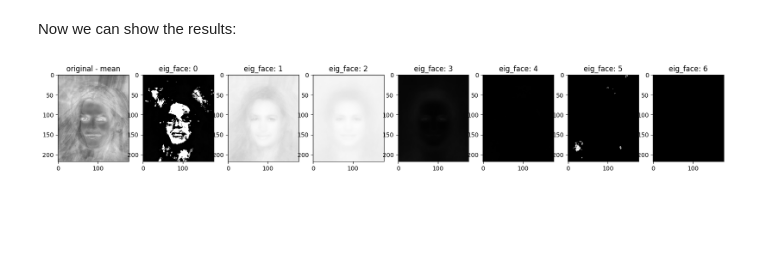
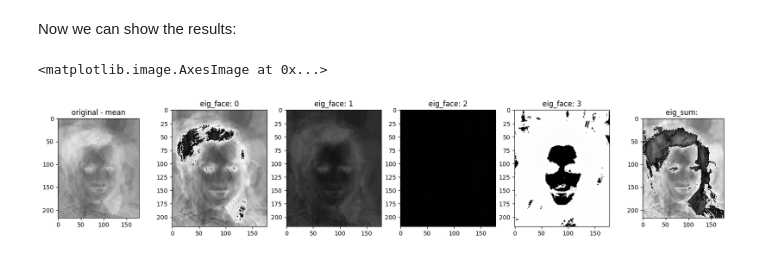
Before and after one commit to cmklen/cse625-parallel-programming, a Jupyter notebook: FinalProject/CelebFaces/EigenFacesFromPCA.ipynb, the cells around one changed output. Cells and saved outputs as stored; diff of their text form; code cells hidden in the pictures; blank space fills up the shorter version.

```diff
--- a/FinalProject/CelebFaces/EigenFacesFromPCA.ipynb
+++ b/FinalProject/CelebFaces/EigenFacesFromPCA.ipynb
@@ -66,7 +66,7 @@ cpu = torch.device("cpu")
 cuda = torch.device("cuda:0")
 
 torch.cuda.empty_cache()
-device = cpu #cpu
+device = cuda #cpu
 # %% [output]
 True
 # %%
@@ -74,7 +74,7 @@ True
 import torch
 import imageio.v3 as iio
 import numpy as np
-total_number_of_faces = 100
+total_number_of_faces = 5000
 
 dimx, dimy = int(218), int(178)
 
@@ -257,7 +267,7 @@ tensor([[-1.0574e-01+0.j, -4.4877e-01+0.j, -7.6759e-02+0.j,  ...,
 # %%
 %%time
 #number of k -largest to keep
-best_k_vectors = 7
+best_k_vectors = 5
 import numpy as np
 
 np_eigen_vals = np.array(eigen_val.cpu())
@@ -303,17 +313,22 @@ Wall time: 422 ms
 # %% [markdown]
 Now we can show the results:
 # %%
-cols = best_k_vectors+1
+cols = best_k_vectors+2
 fig, axes = plt.subplots(nrows=1, ncols=cols, figsize=(20, 20))
 plt.subplot(1, cols, 1)
+plt.imshow((mean_face_removed[0].cpu().type(torch.uint8)).reshape(218, 178, 3))
 plt.title("original - mean")
-plt.imshow((mean_face_removed[0].cpu().type(torch.uint8)).reshape(218, 178, 3))
 
-eig_face_sum = 0
+eig_face_sum = torch.zeros(dimx*dimy*3, dtype=torch.float32, device=device)
 for i in range(0, best_k_vectors):
     plt.subplot(1, best_k_vectors+1, i+2)
     plt.title("eig_face: " + str(i))
     plt.imshow((eigen_faces_celebA[0][i].cpu().type(torch.uint8)).reshape(218, 178, 3))
     eig_face_sum += eigen_faces_celebA[0][i]
+
+plt.subplot(1, cols, best_k_vectors+2)
+plt.title("eig_sum: ")
+plt.imshow((eig_face_sum.cpu().type(torch.uint8)).reshape(218, 178, 3))
 # %% [output]
+<matplotlib.image.AxesImage at 0x...>
-[figure, old version]
+[figure, new version]
```
Also changed, not shown: parts of 11 cells of this notebook, 4 other files.
